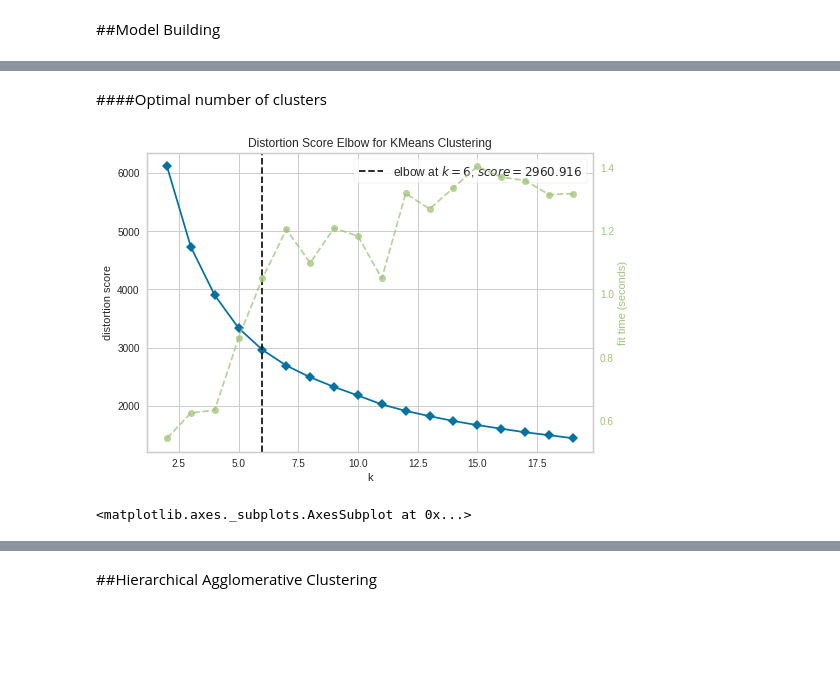
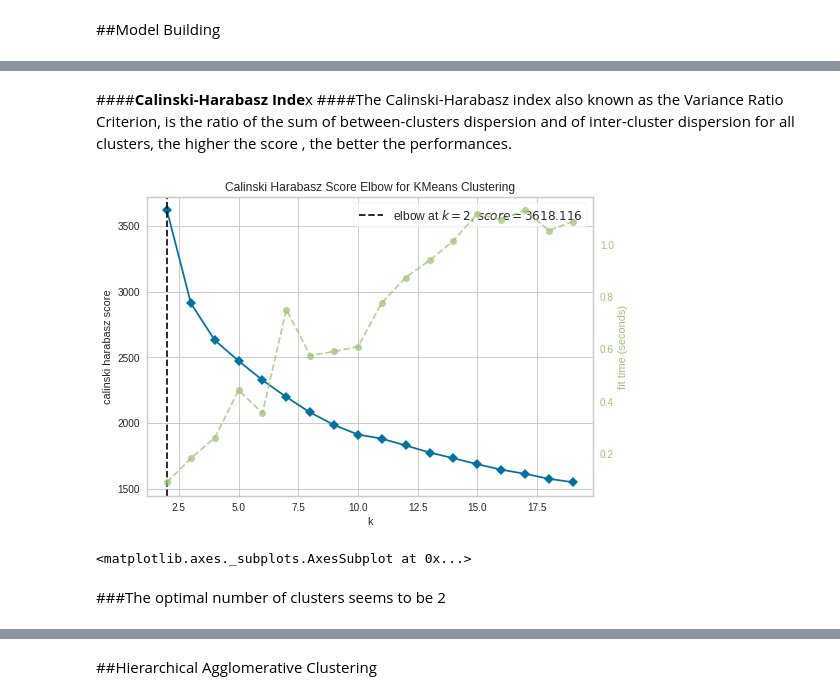
Before and after one commit to sanjay2097/Customer-Segmentation, a Jupyter notebook: Online_Retail_Customer_Segmentation.ipynb, the cells around one changed output, grey strips where cells are left out. Cells and saved outputs as stored; diff of their text form; code cells hidden in the pictures; blank space fills up the shorter version.

```diff
--- a/Online_Retail_Customer_Segmentation.ipynb
+++ b/Online_Retail_Customer_Segmentation.ipynb
@@ -497,20 +518,23 @@ data_norm
+# %% [markdown]
+####**Calinski-Harabasz Inde**x
+####The Calinski-Harabasz index also known as the Variance Ratio Criterion, is the ratio of the sum of between-clusters dispersion and of inter-cluster dispersion for all clusters, the higher the score , the better the performances.
+# %%
+#visualizing calinski harabasz index using yellowbrick
+#fit KMeans
+for k in range(2, 20):
+
+    # Initialize KMeans with k clusters
+    kmeans = KMeans(n_clusters=k, random_state=1)
+
+    # Fit KMeans on the normalized dataset
+    kmeans.fit(data_norm)
+
+from yellowbrick.cluster import KElbowVisualizer
+visu = KElbowVisualizer(kmeans, k=(2, 20), metric='calinski_harabasz')
+visu.fit(data_norm)
+visu.show()
+# %% [output]
+[figure, added]
+<matplotlib.axes._subplots.AxesSubplot at 0x...>
 # %% [markdown]
-####Optimal number of clusters
+###The optimal number of clusters seems to be 2
-# %%
-#visualizing elbow using yellowbrick
-#fit KMeans
-for k in range(2, 20):
-
-    # Initialize KMeans with k clusters
-    kmeans = KMeans(n_clusters=k, random_state=1)
-
-    # Fit KMeans on the normalized dataset
-    kmeans.fit(data_norm)
-
-from yellowbrick.cluster import KElbowVisualizer
-visu = KElbowVisualizer(kmeans, k=(2, 20))
-visu.fit(data_norm)
-visu.show()
-# %% [output]
-[figure, removed]
-<matplotlib.axes._subplots.AxesSubplot at 0x...>
```
Also changed, not shown: parts of 33 cells of this notebook.
